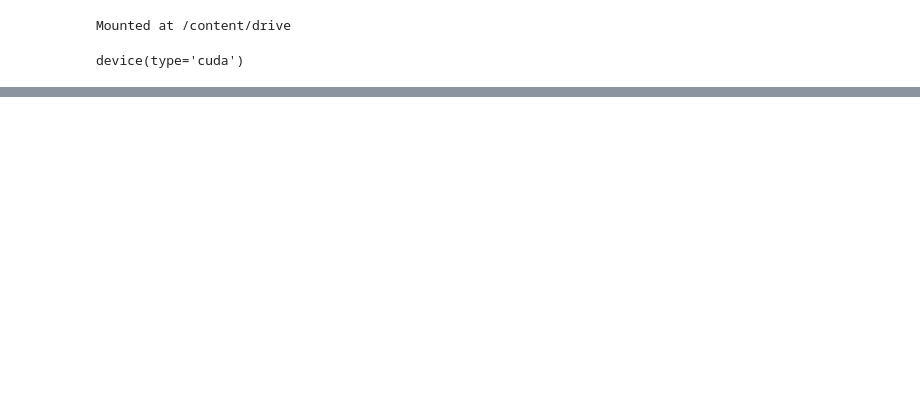
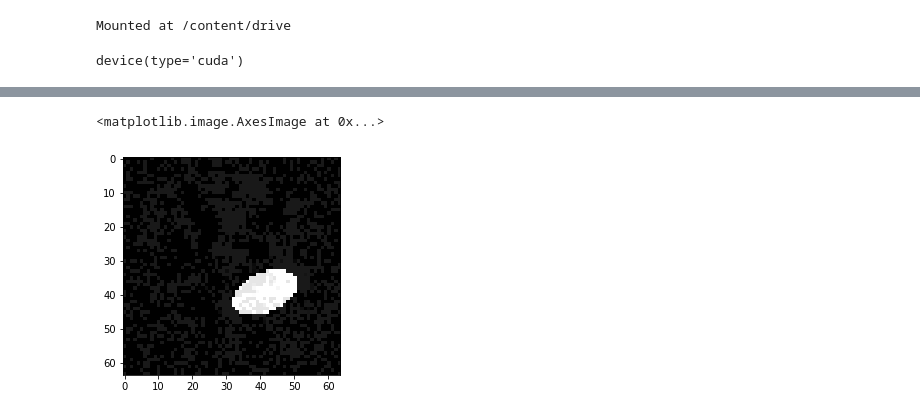
Before and after one commit to hzzhyj/atml, a Jupyter notebook: experiments/Demystifying BetaVAE.ipynb, the cells around one changed output, grey strips where cells are left out. Cells and saved outputs as stored; diff of their text form; code cells hidden in the pictures; blank space fills up the shorter version.

```diff
--- a/experiments/Demystifying BetaVAE.ipynb
+++ b/experiments/Demystifying BetaVAE.ipynb
@@ -222,9 +220,9 @@ def train(epochs, epsilon, dataset,
 # %%
 # Define paths
 dataset_path = abs_path + "/datasets/dsprites.npz"
-noisenet_path = abs_path + '/experiments/trained_models/noise_net.pth'
-entangled_model_path = abs_path + '/experiments/trained_models/entangled_model.pth'
-disentangled_model_path = abs_path + '/experiments/trained_models/disentangled_model.pth'
+noisenet_path = abs_path + '/experiments/trained_models/noise_net.pth.tar'
+entangled_model_path = abs_path + '/experiments/trained_models/entangled_model.pth.tar'
+disentangled_model_path = abs_path + '/experiments/trained_models/disentangled_model.pth.tar'
 # %%
 ## Prepare dataset
 
@@ -298,0 +301,7 @@ tensor([0., 1., 1.])
+# %%
+_, noisenet, noisenet_optimizer = load_models_and_optimizers(noisenet, noisenet_optimizer, noisenet_path)
+_, ent_model, ent_optimizer = load_models_and_optimizers(ent_model, ent_optimizer, entangled_model_path)
+_, dis_model, dis_optimizer = load_models_and_optimizers(dis_model, dis_optimizer, disentangled_model_path)
+
+noisenet = noisenet.to(device)
+noisenet.eval()
@@ -298,0 +334,5 @@ tensor([0., 1., 1.])
+# %%
+plt.imshow(x_mod.cpu().detach().numpy().squeeze(0), cmap='gray')
+# %% [output]
+<matplotlib.image.AxesImage at 0x...>
+[figure, added]
```
Also changed, not shown: parts of 18 cells of this notebook, 1 other file.
